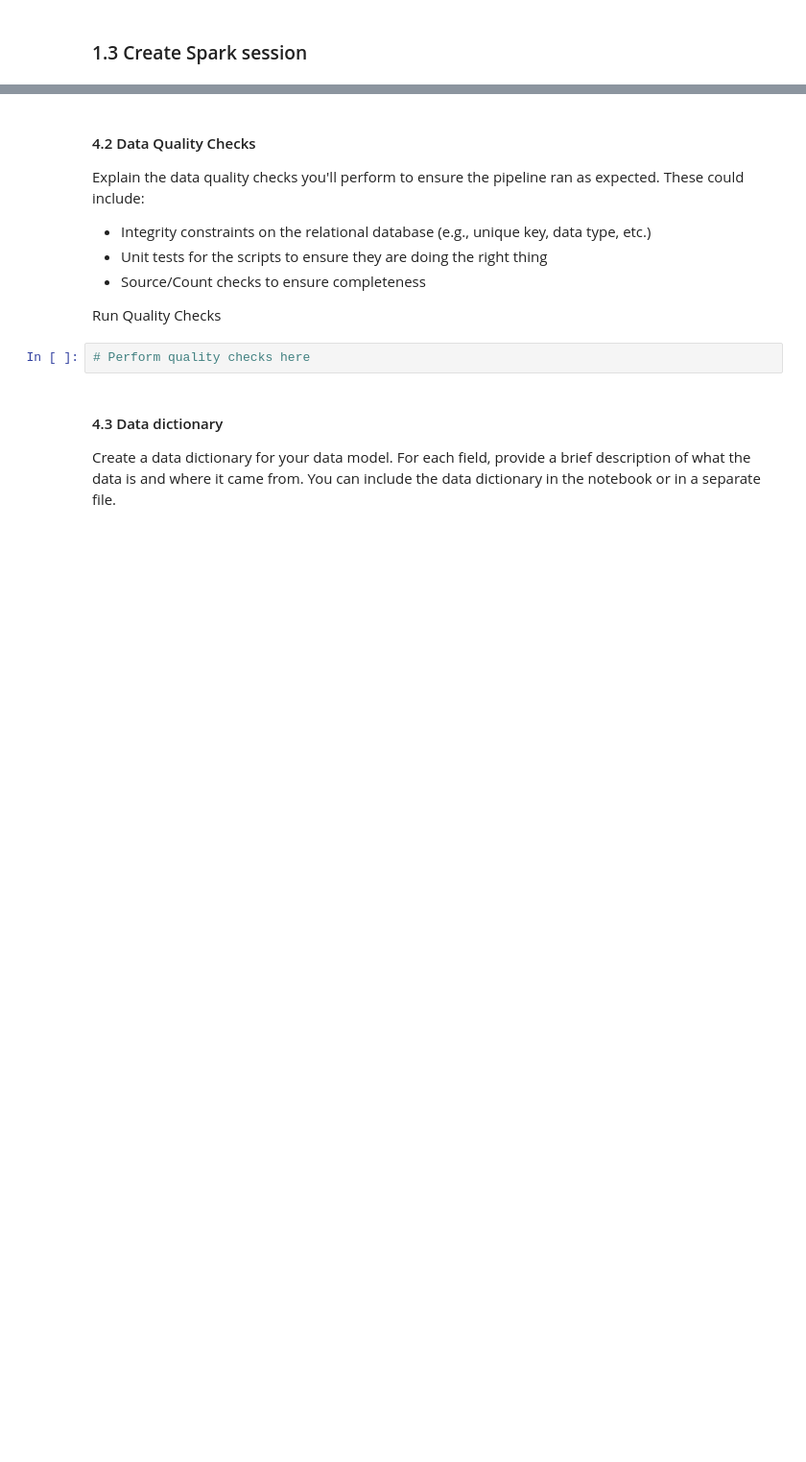
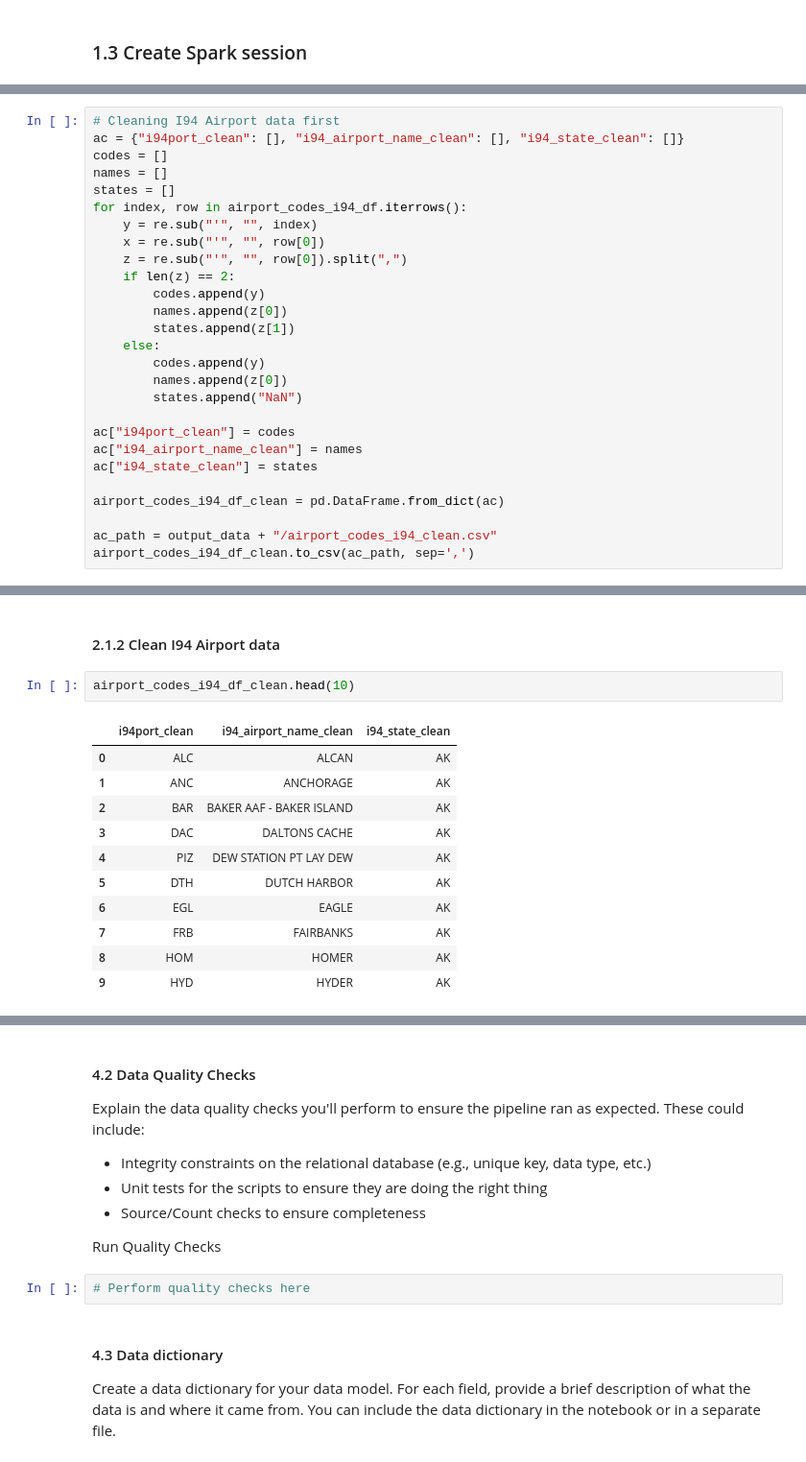
Before and after one commit to jukkakansanaho/udacity-dend-project-capstone, a Jupyter notebook: udacity-dend-project-capstone.ipynb, the cells around one changed output, grey strips where cells are left out. Shown at 96% size. Drawn from its saved outputs; the diff is of its cells as text; blank space fills up the shorter version.

```diff
--- a/udacity-dend-project-capstone.ipynb
+++ b/udacity-dend-project-capstone.ipynb
@@ -398,0 +355,27 @@ Build the data pipelines to create the data model.
+# %%
+# Cleaning I94 Airport data first
+ac = {"i94port_clean": [], "i94_airport_name_clean": [], "i94_state_clean": []}
+codes = []
+names = []
+states = []
+for index, row in airport_codes_i94_df.iterrows():
+    y = re.sub("'", "", index)
+    x = re.sub("'", "", row[0])
+    z = re.sub("'", "", row[0]).split(",")
+    if len(z) == 2:
+        codes.append(y)
+        names.append(z[0])
+        states.append(z[1])
+    else:
+        codes.append(y)
+        names.append(z[0])
+        states.append("NaN")
+
+ac["i94port_clean"] = codes
+ac["i94_airport_name_clean"] = names
+ac["i94_state_clean"] = states
+
+airport_codes_i94_df_clean = pd.DataFrame.from_dict(ac)
+
+ac_path = output_data + "/airport_codes_i94_clean.csv"
+airport_codes_i94_df_clean.to_csv(ac_path, sep=',')
@@ -398,0 +604,16 @@ Build the data pipelines to create the data model.
+# %% [markdown]
+#### 2.1.2 Clean I94 Airport data
+# %%
+airport_codes_i94_df_clean.head(10)
+# %% [output]
+|  | i94port_clean | i94_airport_name_clean | i94_state_clean |
+| 0 | ALC | ALCAN | AK |
+| 1 | ANC | ANCHORAGE | AK |
+| 2 | BAR | BAKER AAF - BAKER ISLAND | AK |
+| 3 | DAC | DALTONS CACHE | AK |
+| 4 | PIZ | DEW STATION PT LAY DEW | AK |
+| 5 | DTH | DUTCH HARBOR | AK |
+| 6 | EGL | EAGLE | AK |
+| 7 | FRB | FAIRBANKS | AK |
+| 8 | HOM | HOMER | AK |
+| 9 | HYD | HYDER | AK |
```
Also changed, not shown: parts of 101 cells of this notebook.
